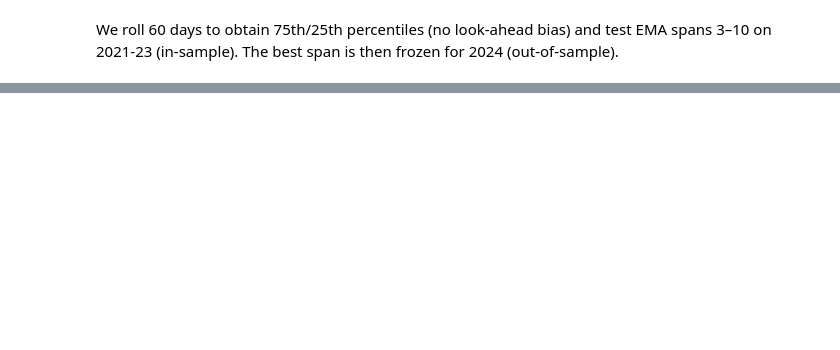
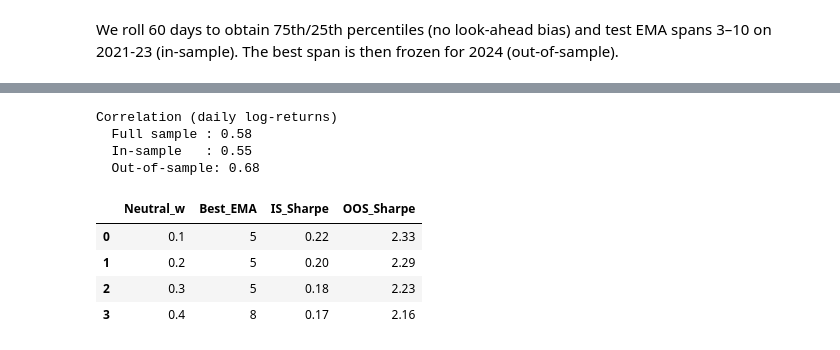
Before and after one commit to leohubm/thesis, a Jupyter notebook: prototype/strat1_composite.ipynb, the cells around one changed output, grey strips where cells are left out. Cells and saved outputs as stored; diff of their text form; code cells hidden in the pictures; blank space fills up the shorter version.

```diff
--- a/prototype/strat1_composite.ipynb
+++ b/prototype/strat1_composite.ipynb
@@ -511,0 +268,58 @@ BTC DCA final (M):             $14,376  [12 contributions of $833]
+# %%
+# ────────────────────────────────────────────────────────────────────────────
+# 1.  Correlation diagnostics
+# ────────────────────────────────────────────────────────────────────────────
+corr_full = df[['strat_ret', 'ret']].dropna().corr().iloc[0,1]
+corr_is   = df.loc[df.index<=TRAIN_END, ['strat_ret','ret']].dropna().corr().iloc[0,1]
+corr_oos  = df.loc[df.index>TRAIN_END,  ['strat_ret','ret']].dropna().corr().iloc[0,1]
+
+print("Correlation (daily log-returns)")
+print(f"  Full sample : {corr_full:.2f}")
+print(f"  In-sample   : {corr_is:.2f}")
+print(f"  Out-of-sample: {corr_oos:.2f}")
+# %% [output]
+Correlation (daily log-returns)
+  Full sample : 0.58
+  In-sample   : 0.55
+  Out-of-sample: 0.68
+# %%
+neutrals = [0.1, 0.2, 0.3, 0.4]
+rows = []
+
+def build_strategy_neutral(df_in, ema_span, neutral_w):
+    """Strategy A variant with configurable neutral allocation."""
+    d = df_in.copy()
+    d['sent_ema'] = d['sent_raw'].ewm(span=ema_span, adjust=False).mean()
+    p75 = d['sent_ema'].rolling(ROLL_PCT).quantile(TH_UP)
+    p25 = d['sent_ema'].rolling(ROLL_PCT).quantile(TH_DN)
+    d['regime'] = np.where(d['sent_ema']>p75,'bull',
+                    np.where(d['sent_ema']<p25,'bear','neutral'))
+    alloc_map = {'bull':1.0, 'neutral':neutral_w, 'bear':0.0}
+    d['alloc_daily'] = d['regime'].map(alloc_map)
+    d['alloc'] = (d['alloc_daily']
+                  .resample('W-MON').first()
+                  .reindex(d.index, method='ffill'))
+    alloc_prev = d['alloc'].shift()
+    fee = np.abs(d['alloc']-alloc_prev)*TC
+    return alloc_prev * d['ret'] - fee.fillna(0)
+
+for n in neutrals:
+    best_span, best_sh = None, -9e9
+    for span in EMA_GRID:
+        r = build_strategy_neutral(df, span, n)      # use helper from last cell
+        sh_is = ann_sharpe(r.loc[:TRAIN_END])
+        if sh_is > best_sh:
+            best_span, best_sh = span, sh_is
+    rows.append((n, best_span, round(best_sh,2), round(ann_sharpe(r.loc[TRAIN_END:]),2)))
+pd.DataFrame(rows, columns=['Neutral','Best_EMA','IS_Sharpe','OOS_Sharpe'])
+
+
+# output neatly
+sweep = pd.DataFrame(rows, columns=['Neutral_w','Best_EMA','IS_Sharpe','OOS_Sharpe'])
+display(sweep.round(2))
+# %% [output]
+|  | Neutral_w | Best_EMA | IS_Sharpe | OOS_Sharpe |
+| 0 | 0.1 | 5 | 0.22 | 2.33 |
+| 1 | 0.2 | 5 | 0.20 | 2.29 |
+| 2 | 0.3 | 5 | 0.18 | 2.23 |
+| 3 | 0.4 | 8 | 0.17 | 2.16 |
```
Also changed, not shown: parts of 24 cells of this notebook, 8 other files.
